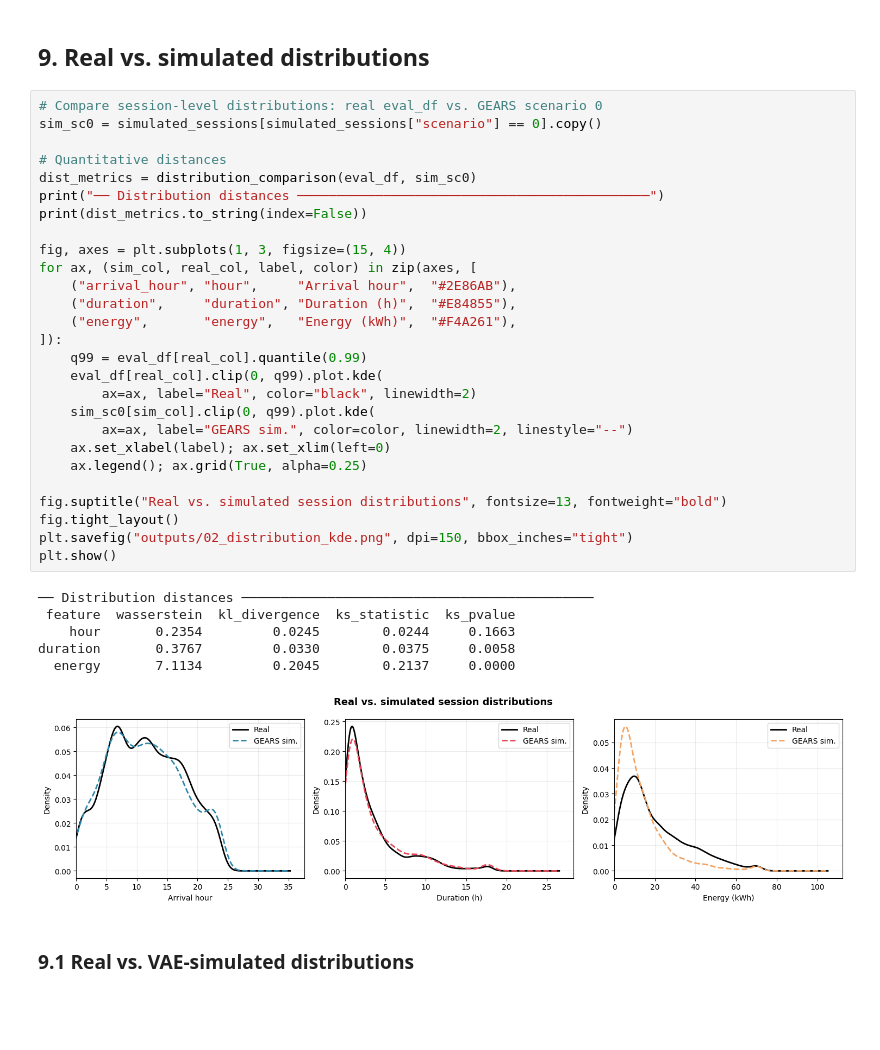
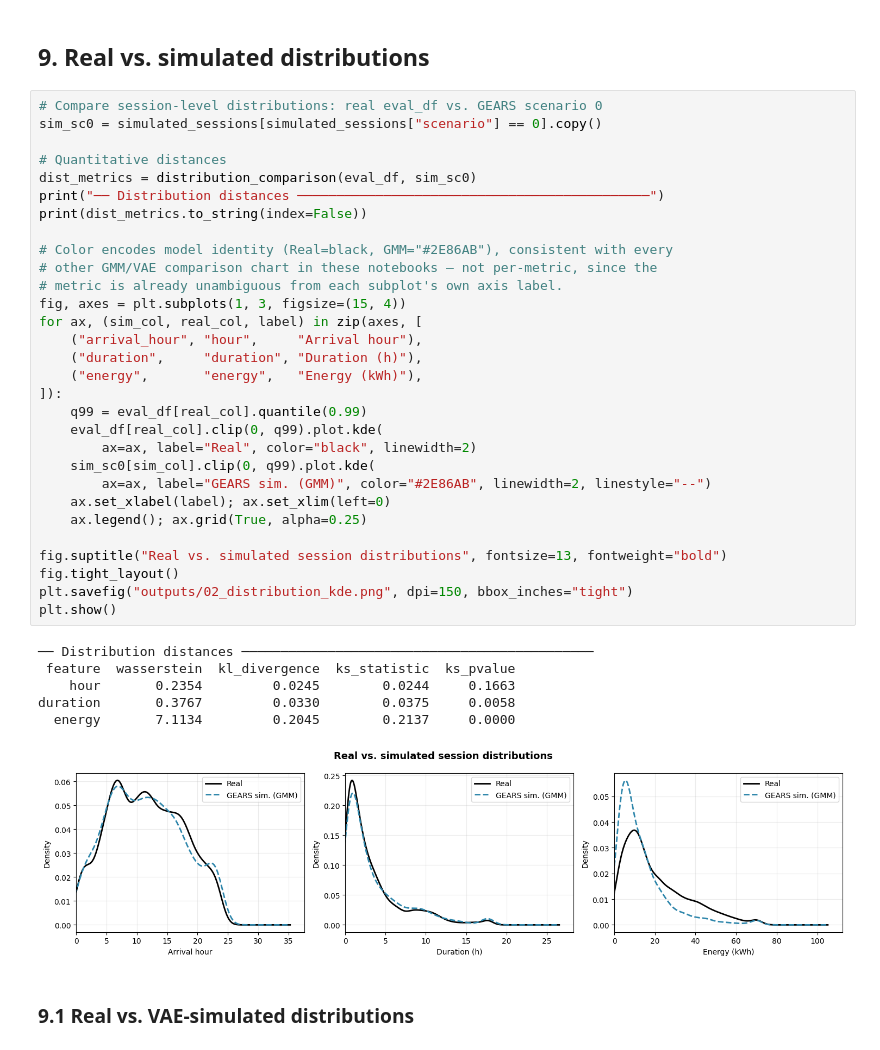
Before and after one commit to yvenn-amara/GEARS, a Jupyter notebook: notebooks/2_gmm_forecasting.ipynb, the cells around one changed output. Drawn from its saved outputs; the diff is of its cells as text; blank space fills up the shorter version.

```diff
--- a/notebooks/2_gmm_forecasting.ipynb
+++ b/notebooks/2_gmm_forecasting.ipynb
@@ -485,37 +482,40 @@ plt.show()
 # %%
 # Compare session-level distributions: real eval_df vs. GEARS scenario 0
 sim_sc0 = simulated_sessions[simulated_sessions["scenario"] == 0].copy()
 
 # Quantitative distances
 dist_metrics = distribution_comparison(eval_df, sim_sc0)
 print("── Distribution distances ─────────────────────────────────────────────")
 print(dist_metrics.to_string(index=False))
 
+# Color encodes model identity (Real=black, GMM="#2E86AB"), consistent with every
+# other GMM/VAE comparison chart in these notebooks — not per-metric, since the
+# metric is already unambiguous from each subplot's own axis label.
 fig, axes = plt.subplots(1, 3, figsize=(15, 4))
-for ax, (sim_col, real_col, label, color) in zip(axes, [
-    ("arrival_hour", "hour",     "Arrival hour",  "#2E86AB"),
-    ("duration",     "duration", "Duration (h)",  "#E84855"),
-    ("energy",       "energy",   "Energy (kWh)",  "#F4A261"),
+for ax, (sim_col, real_col, label) in zip(axes, [
+    ("arrival_hour", "hour",     "Arrival hour"),
+    ("duration",     "duration", "Duration (h)"),
+    ("energy",       "energy",   "Energy (kWh)"),
 ]):
     q99 = eval_df[real_col].quantile(0.99)
     eval_df[real_col].clip(0, q99).plot.kde(
         ax=ax, label="Real", color="black", linewidth=2)
     sim_sc0[sim_col].clip(0, q99).plot.kde(
-        ax=ax, label="GEARS sim.", color=color, linewidth=2, linestyle="--")
+        ax=ax, label="GEARS sim. (GMM)", color="#2E86AB", linewidth=2, linestyle="--")
     ax.set_xlabel(label); ax.set_xlim(left=0)
     ax.legend(); ax.grid(True, alpha=0.25)
 
 fig.suptitle("Real vs. simulated session distributions", fontsize=13, fontweight="bold")
 fig.tight_layout()
 plt.savefig("outputs/02_distribution_kde.png", dpi=150, bbox_inches="tight")
 plt.show()
 # %% [output]
 ── Distribution distances ─────────────────────────────────────────────
  feature  wasserstein  kl_divergence  ks_statistic  ks_pvalue
     hour       0.2354         0.0245        0.0244     0.1663
 duration       0.3767         0.0330        0.0375     0.0058
   energy       7.1134         0.2045        0.2137     0.0000
-[figure, old version]
+[figure, new version]
 # %% [markdown]
 ### 9.1 Real vs. VAE-simulated distributions
 # %%
```
Also changed, not shown: parts of 6 cells of this notebook, 6 other files.
